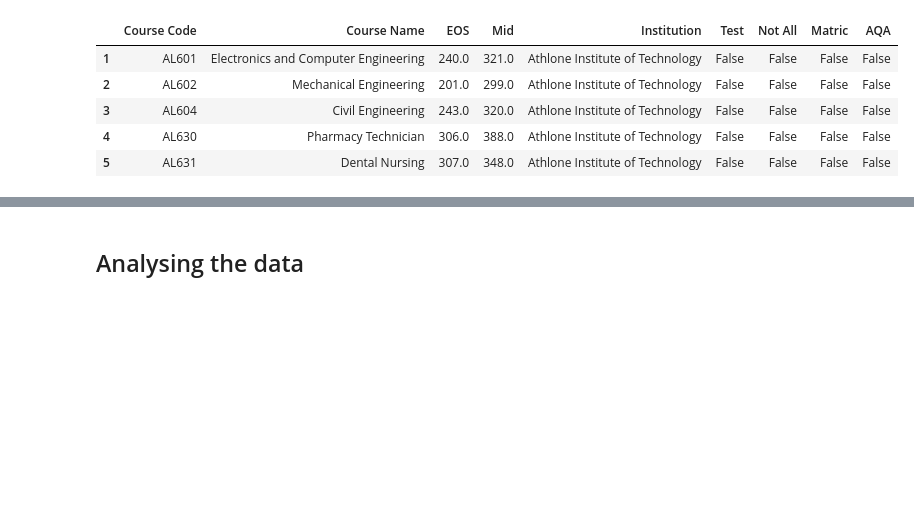
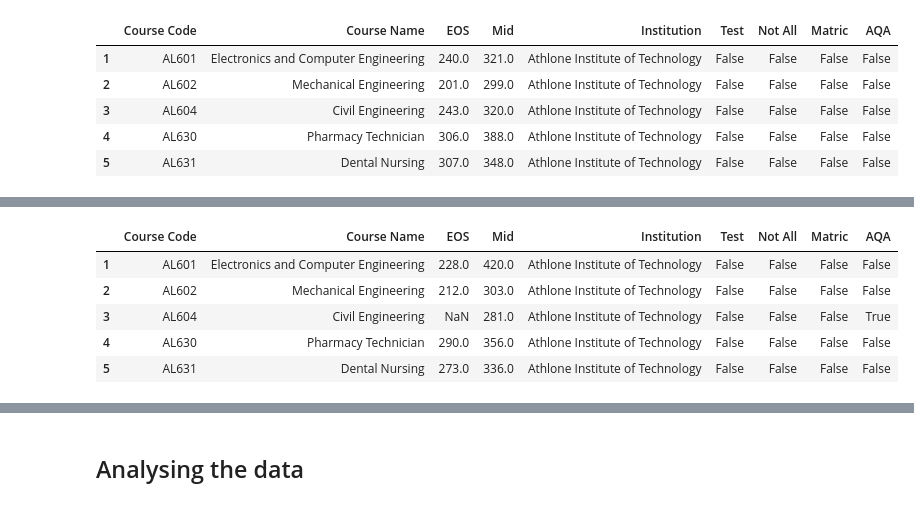
Before and after one commit to fod/fundamentals-data-analysis, a Jupyter notebook: cao.ipynb, the cells around one changed output, grey strips where cells are left out. Cells and saved outputs as stored; diff of their text form; code cells hidden in the pictures; blank space fills up the shorter version.

```diff
--- a/cao.ipynb
+++ b/cao.ipynb
@@ -417,0 +439,13 @@ df76_18.head()
+# %%
+# read the level 76 pdf, extracting tables into a single dataframe
+pdf_path = os.path.join(data_dir, "cao_2017_lvl76.pdf")
+df76_17 = read_cao_pdf(pdf_path)
+
+df76_17.head()
+# %% [output]
+|  | Course Code | Course Name | EOS | Mid | Institution | Test | Not All | Matric | AQA |
+| 1 | AL601 | Electronics and Computer Engineering | 228.0 | 420.0 | Athlone Institute of Technology | False | False | False | False |
+| 2 | AL602 | Mechanical Engineering | 212.0 | 303.0 | Athlone Institute of Technology | False | False | False | False |
+| 3 | AL604 | Civil Engineering | NaN | 281.0 | Athlone Institute of Technology | False | False | False | True |
+| 4 | AL630 | Pharmacy Technician | 290.0 | 356.0 | Athlone Institute of Technology | False | False | False | False |
+| 5 | AL631 | Dental Nursing | 273.0 | 336.0 | Athlone Institute of Technology | False | False | False | False |
```
Also changed, not shown: parts of 8 cells of this notebook.
